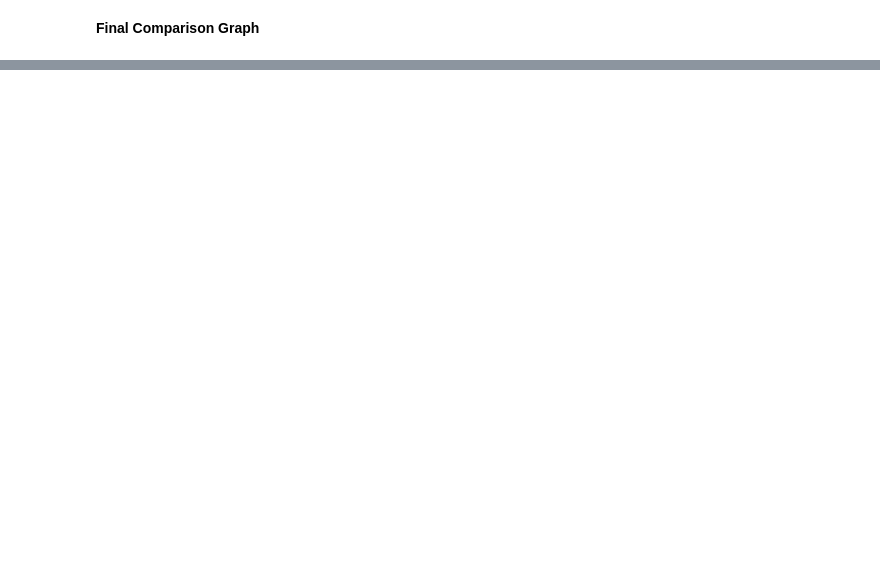
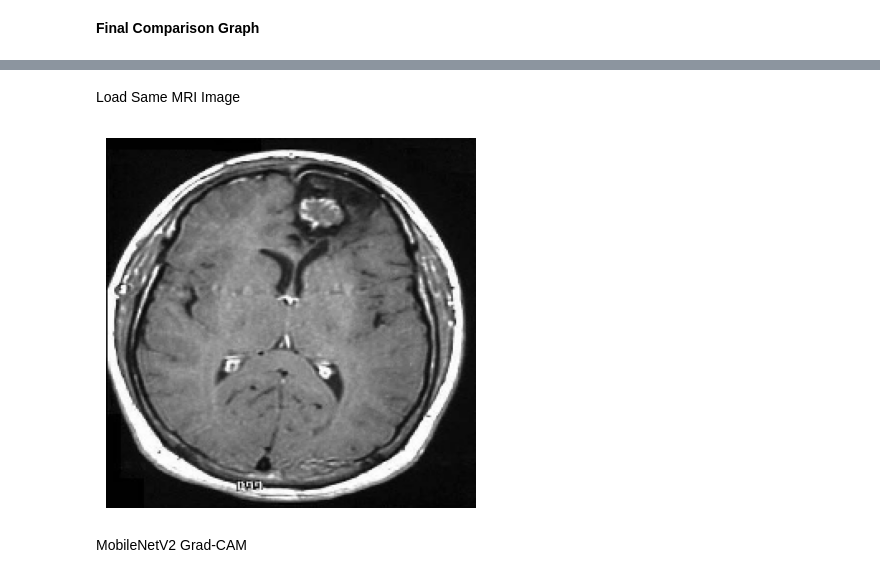
Before and after one commit to saeedzainab274-bit/Brain-Tumor-Deep-Learning-project, a Jupyter notebook: Brain_Tumor_ANN_Project.ipynb, the cells around one changed output, grey strips where cells are left out. Saved outputs shown, nothing was run; the diff lists cells and outputs as text; code cells hidden in the pictures; blank space fills up the shorter version.

```diff
--- a/Brain_Tumor_ANN_Project.ipynb
+++ b/Brain_Tumor_ANN_Project.ipynb
@@ -798,0 +1033,28 @@ plt.show()
+# %% [markdown]
+Load Same MRI Image
+# %%
+import os
+import cv2
+import numpy as np
+import matplotlib.pyplot as plt
+
+img_name = os.listdir('/content/dataset/brain_tumor_dataset/yes')[0]
+
+img_path = os.path.join(
+    '/content/dataset/brain_tumor_dataset/yes',
+    img_name
+)
+
+img = cv2.imread(img_path)
+img = cv2.cvtColor(img, cv2.COLOR_BGR2RGB)
+img = cv2.resize(img, (224,224))
+
+img_array = np.expand_dims(img/255.0, axis=0)
+
+plt.imshow(img)
+plt.axis('off')
+plt.show()
+# %% [output]
+[figure, added]
+# %% [markdown]
+MobileNetV2 Grad-CAM
```
Also changed, not shown: parts of 48 cells of this notebook.
